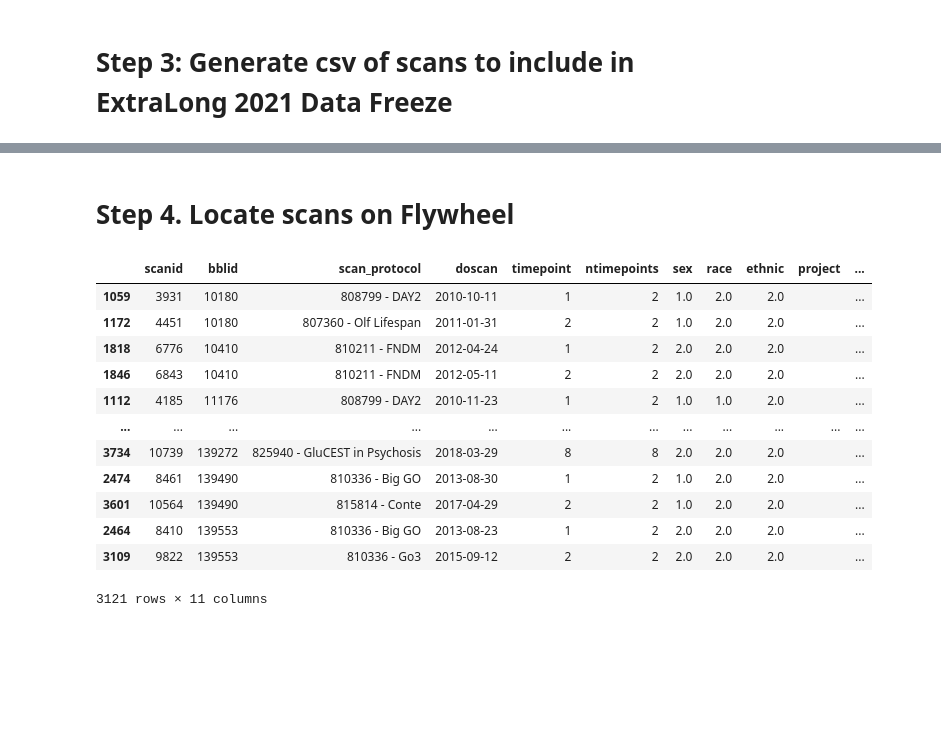
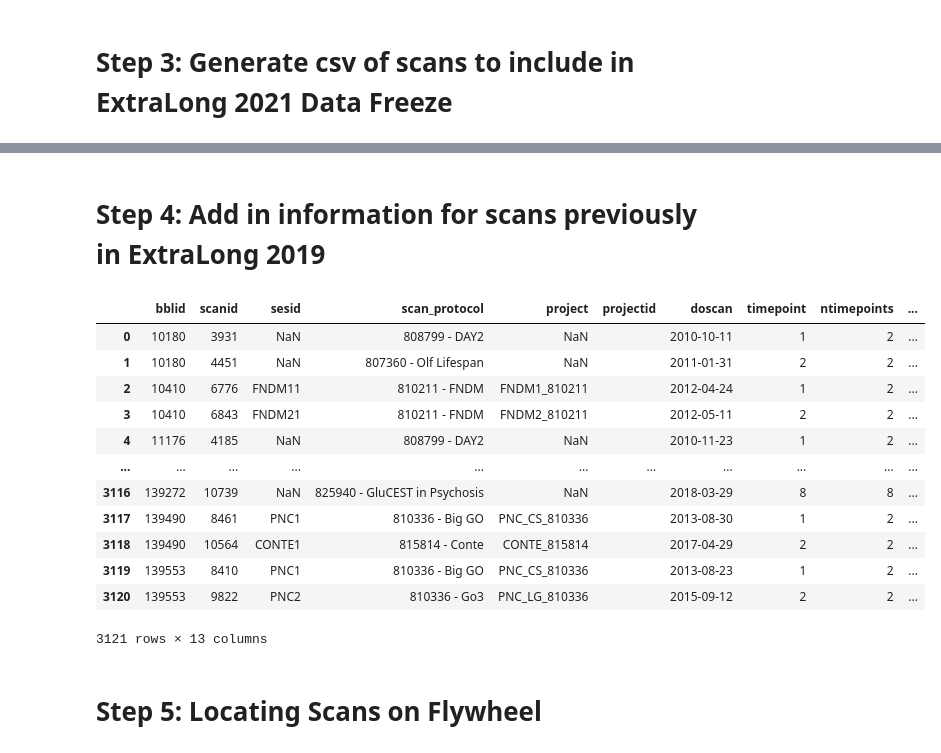
Before and after one commit to PennBBL/ExtraLong, a Jupyter notebook: scripts/organize/datafreeze-2021/getExtraLong2021.ipynb, the cells around one changed output, grey strips where cells are left out. Cells and saved outputs as stored; diff of their text form; code cells hidden in the pictures; blank space fills up the shorter version.

```diff
--- a/scripts/organize/datafreeze-2021/getExtraLong2021.ipynb
+++ b/scripts/organize/datafreeze-2021/getExtraLong2021.ipynb
@@ -132,26 +121,43 @@ df.sort_values(["bblid","doscan"],inplace = True)
+# %% [markdown]
+# Step 4: Add in information for scans previously in ExtraLong 2019
+# %%
+# Read in ExtraLong sesid - scanid mapping csv
+mapping_csv = "scanid_to_seslabel_10-16-2019.csv"
+mapping = pd.read_csv(mapping_csv)
+
+# Rename seslabel col to sesid
+mapping.columns = ["project", "bblid", "scanid", "sesid"]
+mapping = mapping[["bblid", "scanid", "sesid", "project"]]
+
+# Cast col datatypes
+mapping[["bblid", "scanid"]]=mapping[["bblid", "scanid"]].astype("int64")
+# %%
+xl = df.copy()
+del xl["scanstat"]
+xl["projectid"] = ""
+
+# Merge scanid-sesid mapping with xl dataframe to add in ExtraLong sesid's
+xl = xl.merge(mapping, on=['scanid','bblid'], how='left')
+
+# Reorder columns
+xl = xl[['bblid','scanid','sesid','scan_protocol','project','projectid', 'doscan', 'timepoint', 'ntimepoints', 'scanage_months', 'sex', 'race', 'ethnic']]
+xl
+# %% [output]
+|  | bblid | scanid | sesid | scan_protocol | project | projectid | doscan | timepoint | ntimepoints | ... |
+| 0 | 10180 | 3931 | NaN | 808799 - DAY2 | NaN |  | 2010-10-11 | 1 | 2 | ... |
+| 1 | 10180 | 4451 | NaN | 807360 - Olf Lifespan | NaN |  | 2011-01-31 | 2 | 2 | ... |
+| 2 | 10410 | 6776 | FNDM11 | 810211 - FNDM | FNDM1_810211 |  | 2012-04-24 | 1 | 2 | ... |
+| 3 | 10410 | 6843 | FNDM21 | 810211 - FNDM | FNDM2_810211 |  | 2012-05-11 | 2 | 2 | ... |
+| 4 | 11176 | 4185 | NaN | 808799 - DAY2 | NaN |  | 2010-11-23 | 1 | 2 | ... |
+| ... | ... | ... | ... | ... | ... | ... | ... | ... | ... | ... |
+| 3116 | 139272 | 10739 | NaN | 825940 - GluCEST in Psychosis | NaN |  | 2018-03-29 | 8 | 8 | ... |
+| 3117 | 139490 | 8461 | PNC1 | 810336 - Big GO | PNC_CS_810336 |  | 2013-08-30 | 1 | 2 | ... |
+| 3118 | 139490 | 10564 | CONTE1 | 815814 - Conte | CONTE_815814 |  | 2017-04-29 | 2 | 2 | ... |
+| 3119 | 139553 | 8410 | PNC1 | 810336 - Big GO | PNC_CS_810336 |  | 2013-08-23 | 1 | 2 | ... |
+| 3120 | 139553 | 9822 | PNC2 | 810336 - Go3 | PNC_LG_810336 |  | 2015-09-12 | 2 | 2 | ... |
+3121 rows × 13 columns
 # %% [markdown]
-# Step 4. Locate scans on Flywheel
+# Step 5: Locating Scans on Flywheel
-# %%
-xl = df.copy()
-del xl["scanstat"]
-del xl["scanage_months"]
-xl["project"]=""
-xl["projectid"]=""
-xl
-# %% [output]
-|  | scanid | bblid | scan_protocol | doscan | timepoint | ntimepoints | sex | race | ethnic | project | ... |
-| 1059 | 3931 | 10180 | 808799 - DAY2 | 2010-10-11 | 1 | 2 | 1.0 | 2.0 | 2.0 |  | ... |
-| 1172 | 4451 | 10180 | 807360 - Olf Lifespan | 2011-01-31 | 2 | 2 | 1.0 | 2.0 | 2.0 |  | ... |
-| 1818 | 6776 | 10410 | 810211 - FNDM | 2012-04-24 | 1 | 2 | 2.0 | 2.0 | 2.0 |  | ... |
-| 1846 | 6843 | 10410 | 810211 - FNDM | 2012-05-11 | 2 | 2 | 2.0 | 2.0 | 2.0 |  | ... |
-| 1112 | 4185 | 11176 | 808799 - DAY2 | 2010-11-23 | 1 | 2 | 1.0 | 1.0 | 2.0 |  | ... |
-| ... | ... | ... | ... | ... | ... | ... | ... | ... | ... | ... | ... |
-| 3734 | 10739 | 139272 | 825940 - GluCEST in Psychosis | 2018-03-29 | 8 | 8 | 2.0 | 2.0 | 2.0 |  | ... |
-| 2474 | 8461 | 139490 | 810336 - Big GO | 2013-08-30 | 1 | 2 | 1.0 | 2.0 | 2.0 |  | ... |
-| 3601 | 10564 | 139490 | 815814 - Conte | 2017-04-29 | 2 | 2 | 1.0 | 2.0 | 2.0 |  | ... |
-| 2464 | 8410 | 139553 | 810336 - Big GO | 2013-08-23 | 1 | 2 | 2.0 | 2.0 | 2.0 |  | ... |
-| 3109 | 9822 | 139553 | 810336 - Go3 | 2015-09-12 | 2 | 2 | 2.0 | 2.0 | 2.0 |  | ... |
-3121 rows × 11 columns
 # %%
 # # Get API_KEY from FW profile
 API_KEY = "upenn.flywheel.io:47vhOSDkwMxGRNxFq0"
```
Also changed, not shown: parts of 17 cells of this notebook, 10 other files.
